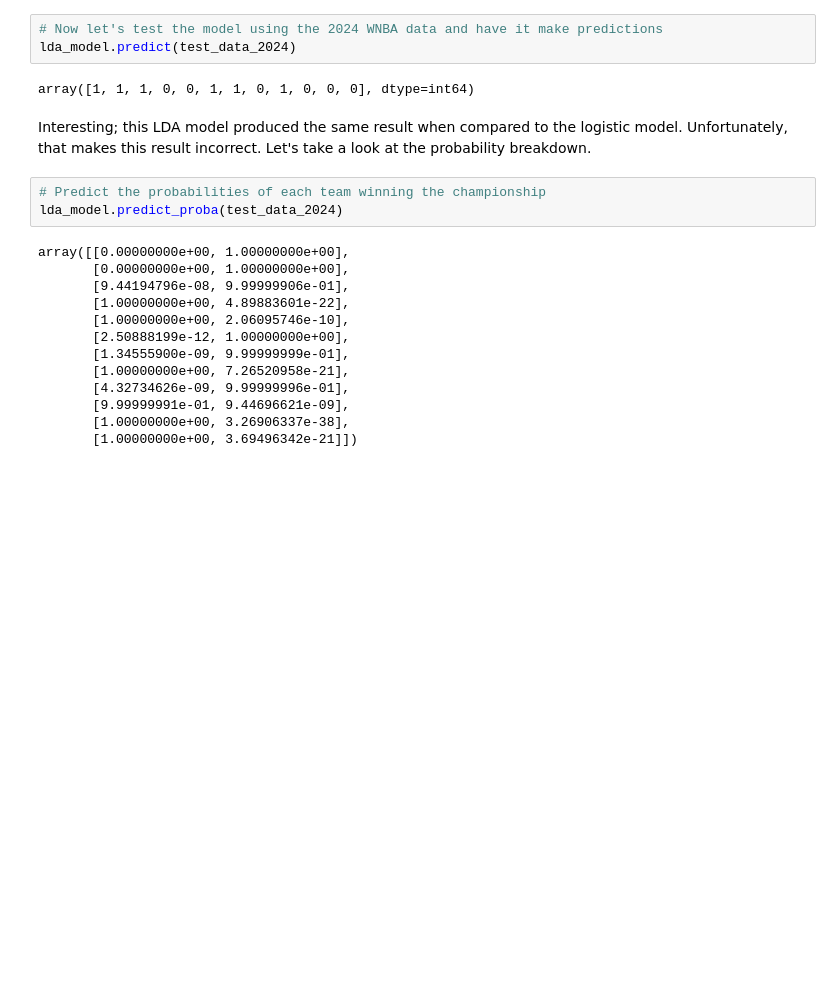
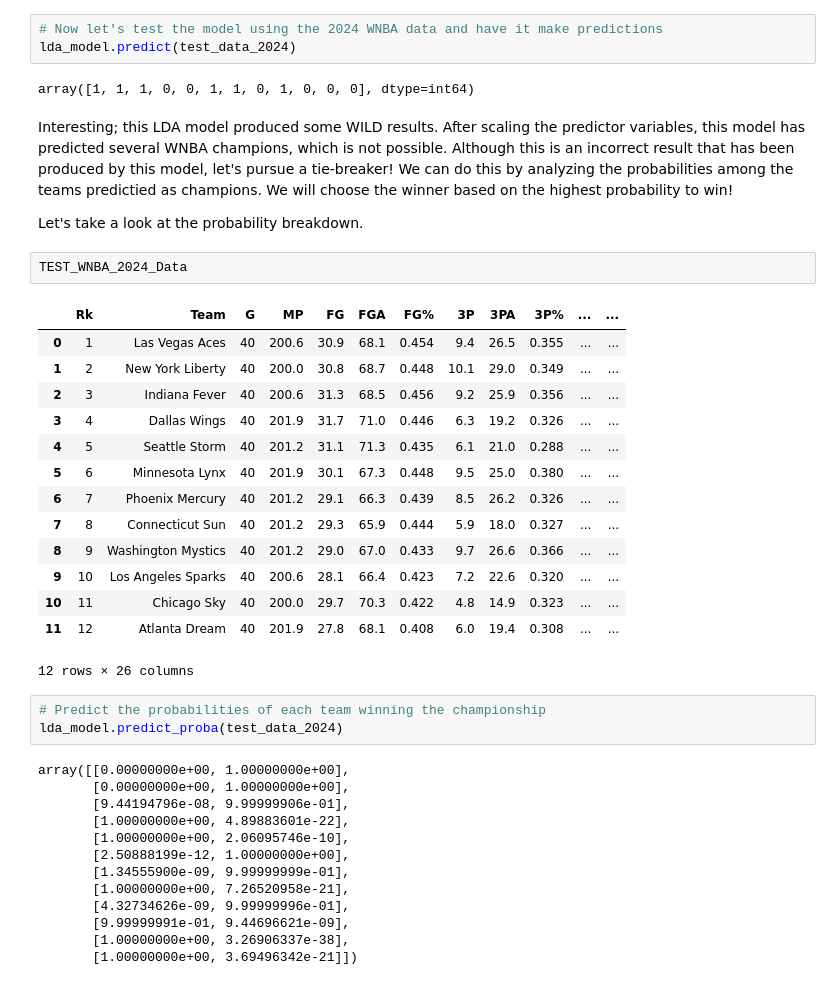
Before and after one commit to schuckers/Charlotte_SCORE_Summer25, a Jupyter notebook: Modules/Intro to Categorical Model-Making Module by Austin Hayes/Intro to Categorical Model-Making Module by Austin Hayes.ipynb, the cells around one changed output. Drawn from its saved outputs; the diff is of its cells as text; blank space fills up the shorter version.

Commit message:
Update to the categorical model-making module

```diff
--- a/Modules/Intro to Categorical Model-Making Module by Austin Hayes/Intro to Categorical Model-Making Module by Austin Hayes.ipynb
+++ b/Modules/Intro to Categorical Model-Making Module by Austin Hayes/Intro to Categorical Model-Making Module by Austin Hayes.ipynb
@@ -260,7 +272,26 @@ lda_model.predict(test_data_2024)
 # %% [output]
 array([1, 1, 1, 0, 0, 1, 1, 0, 1, 0, 0, 0], dtype=int64)
 # %% [markdown]
-Interesting; this LDA model produced the same result when compared to the logistic model. Unfortunately, that makes this result incorrect. Let's take a look at the probability breakdown.
+Interesting; this LDA model produced some WILD results. After scaling the predictor variables, this model has predicted several WNBA champions, which is not possible. Although this is an incorrect result that has been produced by this model, let's pursue a tie-breaker! We can do this by analyzing the probabilities among the teams predictied as champions. We will choose the winner based on the highest probability to win!
+
+Let's take a look at the probability breakdown.
+# %%
+TEST_WNBA_2024_Data
+# %% [output]
+|  | Rk | Team | G | MP | FG | FGA | FG% | 3P | 3PA | 3P% | ... | ... |
+| 0 | 1 | Las Vegas Aces | 40 | 200.6 | 30.9 | 68.1 | 0.454 | 9.4 | 26.5 | 0.355 | ... | ... |
+| 1 | 2 | New York Liberty | 40 | 200.0 | 30.8 | 68.7 | 0.448 | 10.1 | 29.0 | 0.349 | ... | ... |
+| 2 | 3 | Indiana Fever | 40 | 200.6 | 31.3 | 68.5 | 0.456 | 9.2 | 25.9 | 0.356 | ... | ... |
+| 3 | 4 | Dallas Wings | 40 | 201.9 | 31.7 | 71.0 | 0.446 | 6.3 | 19.2 | 0.326 | ... | ... |
+| 4 | 5 | Seattle Storm | 40 | 201.2 | 31.1 | 71.3 | 0.435 | 6.1 | 21.0 | 0.288 | ... | ... |
+| 5 | 6 | Minnesota Lynx | 40 | 201.9 | 30.1 | 67.3 | 0.448 | 9.5 | 25.0 | 0.380 | ... | ... |
+| 6 | 7 | Phoenix Mercury | 40 | 201.2 | 29.1 | 66.3 | 0.439 | 8.5 | 26.2 | 0.326 | ... | ... |
+| 7 | 8 | Connecticut Sun | 40 | 201.2 | 29.3 | 65.9 | 0.444 | 5.9 | 18.0 | 0.327 | ... | ... |
+| 8 | 9 | Washington Mystics | 40 | 201.2 | 29.0 | 67.0 | 0.433 | 9.7 | 26.6 | 0.366 | ... | ... |
+| 9 | 10 | Los Angeles Sparks | 40 | 200.6 | 28.1 | 66.4 | 0.423 | 7.2 | 22.6 | 0.320 | ... | ... |
+| 10 | 11 | Chicago Sky | 40 | 200.0 | 29.7 | 70.3 | 0.422 | 4.8 | 14.9 | 0.323 | ... | ... |
+| 11 | 12 | Atlanta Dream | 40 | 201.9 | 27.8 | 68.1 | 0.408 | 6.0 | 19.4 | 0.308 | ... | ... |
+12 rows × 26 columns
 # %%
 # Predict the probabilities of each team winning the championship
 lda_model.predict_proba(test_data_2024)
```
Also changed, not shown: parts of 6 cells of this notebook.
